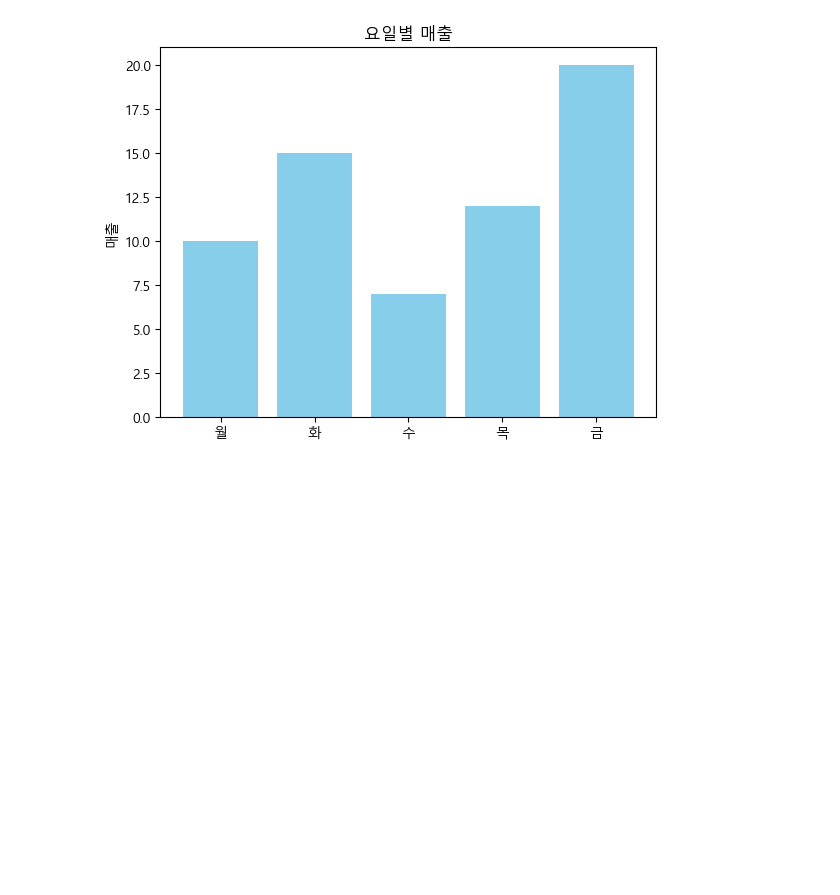
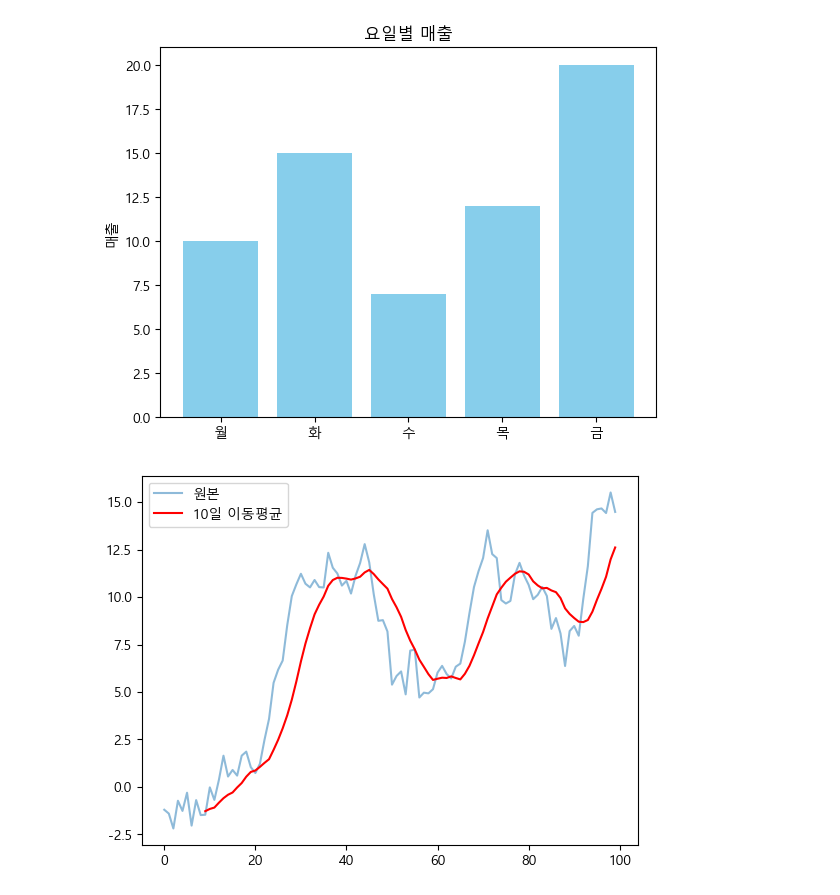
Before and after one commit to jsg213213-boop/BigData_Practice, a Jupyter notebook: python-basic/ch6/test6.ipynb, the cells around one changed output. Saved outputs shown, nothing was run; the diff lists cells and outputs as text; code cells hidden in the pictures; blank space fills up the shorter version.

```diff
--- a/python-basic/ch6/test6.ipynb
+++ b/python-basic/ch6/test6.ipynb
@@ -167,3 +167,12 @@ plt.title('요일별 매출'); plt.ylabel('매출')
 plt.show()
 # %% [output]
 [figure]
+# %%
+# 시계열 이동평균 (빅데이터 분석 단골)
+data = np.cumsum(np.random.randn(100))
+rolling = pd.Series(data).rolling(window=10).mean()
+plt.plot(data, label='원본', alpha=0.5)
+plt.plot(rolling, label='10일 이동평균', color='red')
+plt.legend(); plt.show()
+# %% [output]
+[figure, added]
```
